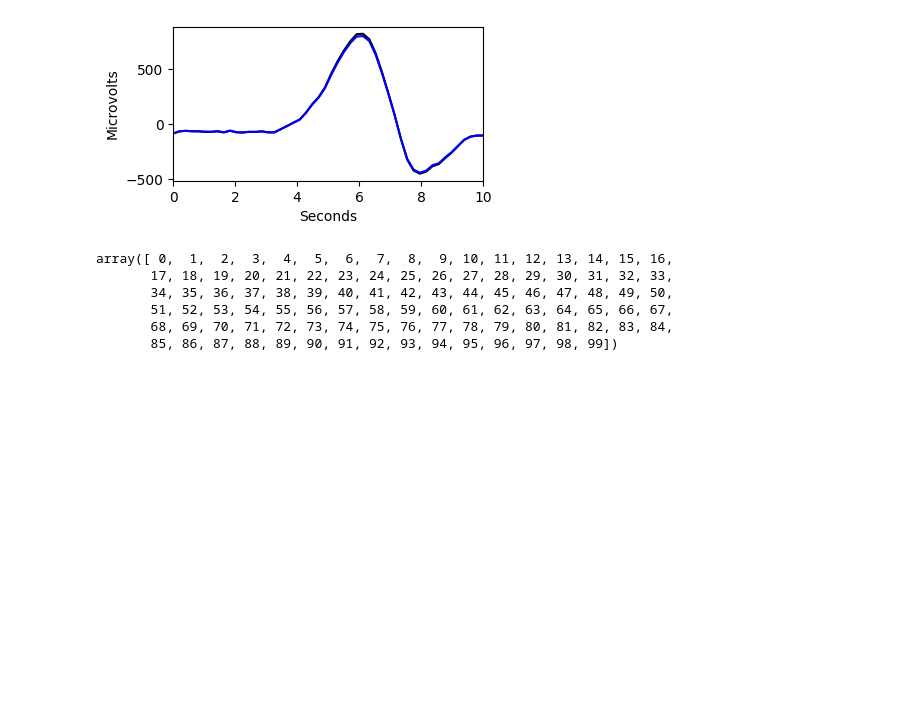
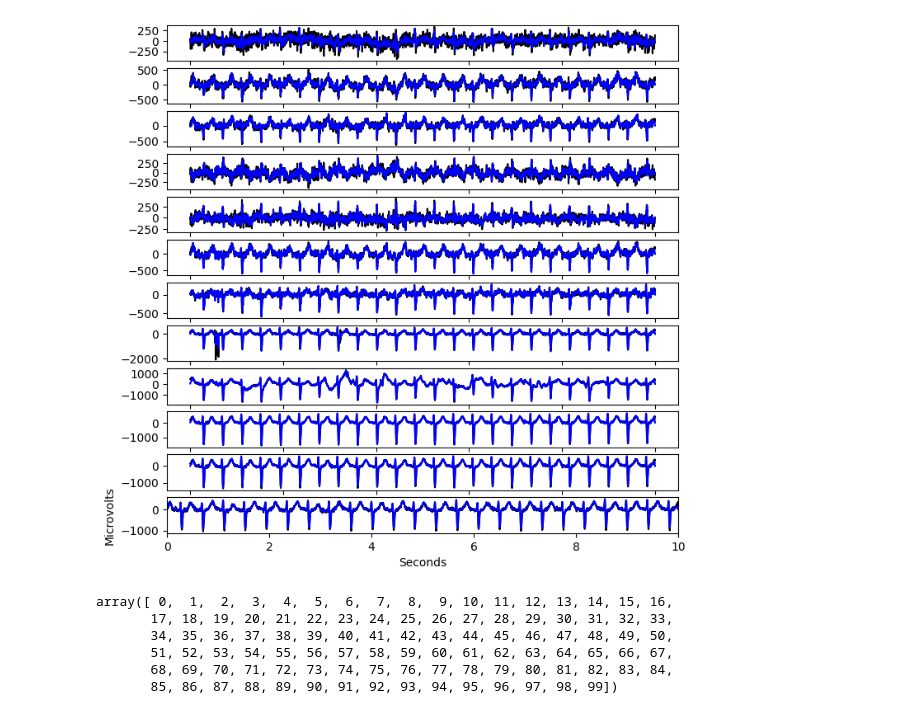
Before and after one commit to yonatano/ecg_project, a Jupyter notebook: notebook.ipynb, the cells around one changed output. Drawn from its saved outputs; the diff is of its cells as text; code cells hidden in the pictures; blank space fills up the shorter version.

```diff
--- a/notebook.ipynb
+++ b/notebook.ipynb
@@ -432,12 +432,12 @@ data.head()
 | 3 | MUSE_20180113_121940_44000 | SB | NONE | 66 | MALE | 53 | 53 | 96 | 456 | ... |
 | 4 | MUSE_20180112_122850_57000 | AF | STDD STTC | 73 | FEMALE | 162 | 162 | 114 | 252 | ... |
 # %%
-X = load_data(100)
+X = load_data(1000)
 
 X_DIM = 12
-X_LEN = 50
-N_EX = 1
-B_SZ = 1
+X_LEN = 5000
+N_EX = 1000
+B_SZ = 25
 
 # Shrink the data in accordance with above.
 X = X[0:X_LEN,0:N_EX,0:X_DIM]
@@ -454,15 +454,19 @@ def reshape_for_cnn(X):
 
 X = reshape_for_cnn(X)
 
-#mps_device = torch.device("mps")
-#X.to(mps_device)
-
 ae = AutoEncoder()
 
 criterion = torch.nn.MSELoss()
-optimizer = torch.optim.Adam(ae.parameters(), lr = 1e-3, weight_decay = 1e-9)
+optimizer = torch.optim.Adam(ae.parameters(), lr = 1e-3, weight_decay = 1e-8)
 
-N_EPOCHS = 1000
+# Place on GPU
+# mps_device = torch.device("mps")
+# X.to(mps_device)
+# ae.to(mps_device)
+
+### Train
+N_EPOCHS = 10
+print("Starting training...")
 for e_i in range(N_EPOCHS):
 
     # shuffle the indices
@@ -471,11 +475,11 @@ for e_i in range(N_EPOCHS):
 
     # iterate over batches
     epoch_loss = 0.0
-    num_batches = N_EX // batch_size
+    num_batches = N_EX // B_SZ
     for b_i in range(num_batches):
 
         # Make batch
-        X_batch = X[idx[b_i * batch_size : (b_i + 1) * batch_size],:,:,:]
+        X_batch = X[idx[b_i * B_SZ : (b_i + 1) * B_SZ],:,:,:]
 
         # Zero gradients
         optimizer.zero_grad()
@@ -485,11 +489,12 @@ for e_i in range(N_EPOCHS):
 
         # Compute MSE loss
         loss = criterion(r, X_batch)
-        epoch_loss += loss.item()
 
         # Update parameters
         loss.backward()
         optimizer.step()
 
-    print("Loss:", epoch_loss / num_batches / batch_size)
+        print(loss.item())
+
+    print("Epoch #{0} Loss:{1}".format(e_i + 1, loss.item()))
 # %% [output]
@@ -514,17 +519,17 @@ Loss: 30.755403518676758
-# %%
-with torch.no_grad():
-    i = 0
-    o = X[i:i+1, :, :, :]
-    r = ae.forward(o)
-    plot_ecg(o[0, 0, :, :], r[0, 0, :, :])
-# %% [output]
-[figure, removed]
-# %%
-np.arange(N_EX)
-# %% [output]
-array([ 0,  1,  2,  3,  4,  5,  6,  7,  8,  9, 10, 11, 12, 13, 14, 15, 16,
-       17, 18, 19, 20, 21, 22, 23, 24, 25, 26, 27, 28, 29, 30, 31, 32, 33,
-       34, 35, 36, 37, 38, 39, 40, 41, 42, 43, 44, 45, 46, 47, 48, 49, 50,
-       51, 52, 53, 54, 55, 56, 57, 58, 59, 60, 61, 62, 63, 64, 65, 66, 67,
-       68, 69, 70, 71, 72, 73, 74, 75, 76, 77, 78, 79, 80, 81, 82, 83, 84,
-       85, 86, 87, 88, 89, 90, 91, 92, 93, 94, 95, 96, 97, 98, 99])
+# %%
+with torch.no_grad():
+    i = 440
+    o = X[i:i+1, :, :, :]
+    r = ae.forward(o)
+    plot_ecg(o[0, 0, :, :], r[0, 0, :, :], X_LEN)
+# %% [output]
+[figure, added]
+# %%
+np.arange(N_EX)
+# %% [output]
+array([ 0,  1,  2,  3,  4,  5,  6,  7,  8,  9, 10, 11, 12, 13, 14, 15, 16,
+       17, 18, 19, 20, 21, 22, 23, 24, 25, 26, 27, 28, 29, 30, 31, 32, 33,
+       34, 35, 36, 37, 38, 39, 40, 41, 42, 43, 44, 45, 46, 47, 48, 49, 50,
+       51, 52, 53, 54, 55, 56, 57, 58, 59, 60, 61, 62, 63, 64, 65, 66, 67,
+       68, 69, 70, 71, 72, 73, 74, 75, 76, 77, 78, 79, 80, 81, 82, 83, 84,
+       85, 86, 87, 88, 89, 90, 91, 92, 93, 94, 95, 96, 97, 98, 99])
```
Also changed, not shown: parts of 5 cells of this notebook.
